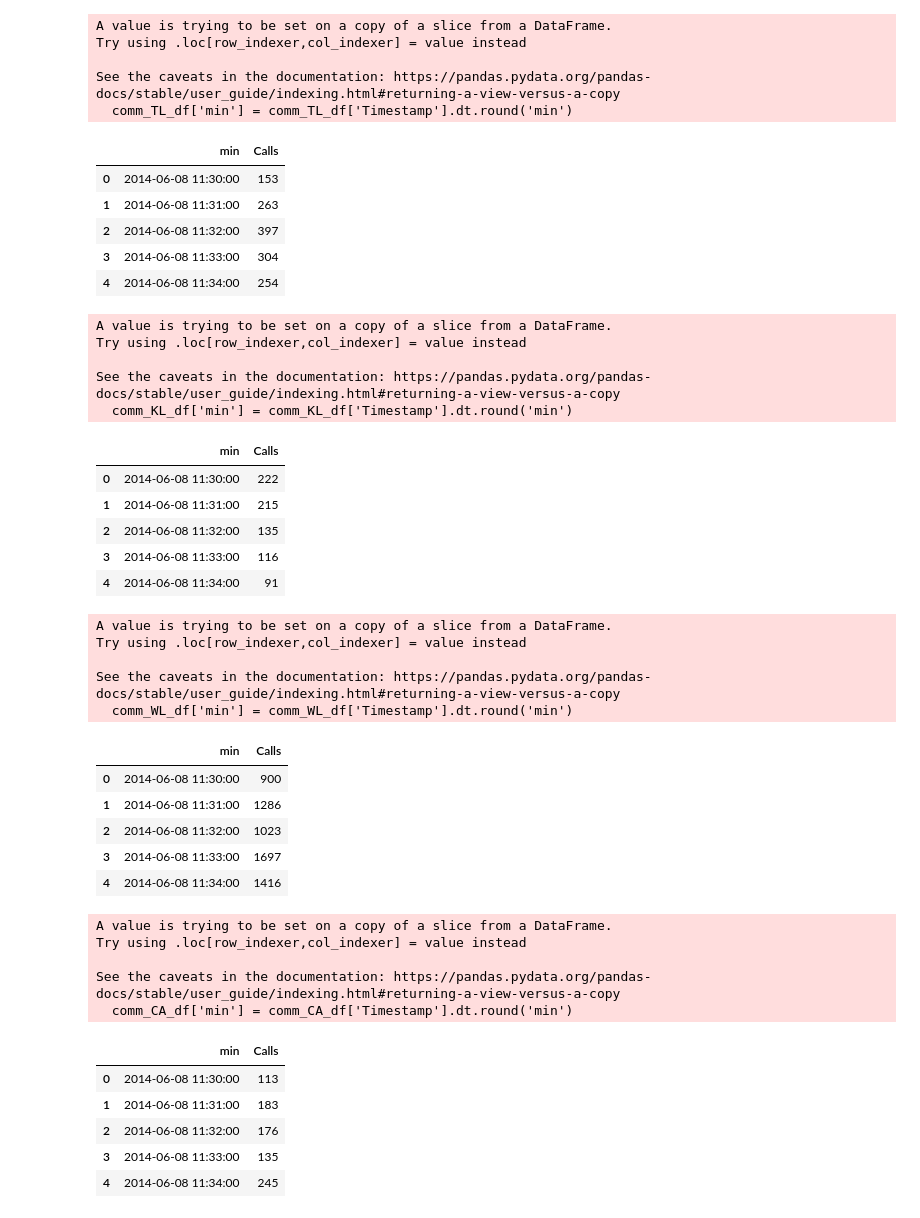
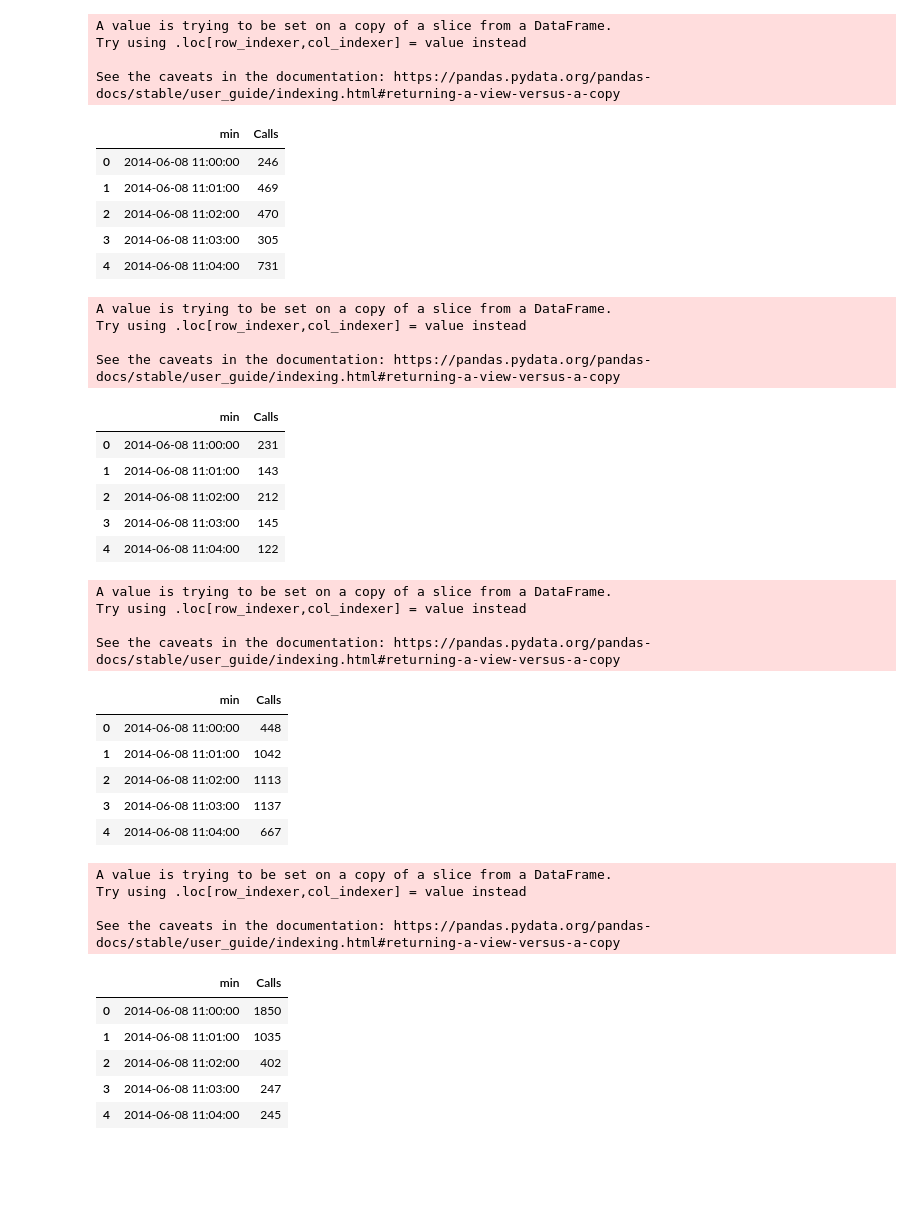
Before and after one commit to CelestialSloth/csc235-hw02, a Jupyter notebook: calls_location.ipynb, the cells around one changed output. Cells and saved outputs as stored; diff of their text form; code cells hidden in the pictures; blank space fills up the shorter version.

```diff
--- a/calls_location.ipynb
+++ b/calls_location.ipynb
@@ -38,36 +37,35 @@ See the caveats in the documentation: https://pandas.pydata.org/pandas-docs/stab
 # %%
 #Amount of calls per minute on Sunday btw 11:30-12:30 for #For 'Tundra Land'
 comm_sun_df = pd.read_csv('hw02-data/Communication_data/comm-data-Sun.csv')
 comm_sun_df['Timestamp'] = pd.to_datetime(comm_sun_df['Timestamp'])
 mask_TL = (comm_sun_df['location'] == 'Tundra Land')
 comm_TL_df = comm_sun_df.loc[mask_TL]
 comm_TL_df.head()
 
 #filter by time
 comm_TL_df['min'] = comm_TL_df['Timestamp'].dt.round('min')
 
 #Filter date range
-start_date = '2014-06-08 11:30:00'
-end_date = '2014-06-08 12:30:00'
+start_date = '2014-06-08 11:00:00'
+end_date = '2014-06-08 13:00:00'
 mask = (comm_TL_df['Timestamp'] >= start_date) & (comm_TL_df['Timestamp'] <= end_date)
 comm_TL_noon_df = comm_TL_df.loc[mask]
 
 #Group by minute
 comm_TL_noon_df = comm_TL_noon_df.groupby('min').size().reset_index(name='Calls')
 
 comm_TL_noon_df.head()
 # %% [output]
 A value is trying to be set on a copy of a slice from a DataFrame.
 Try using .loc[row_indexer,col_indexer] = value instead
 
 See the caveats in the documentation: https://pandas.pydata.org/pandas-docs/stable/user_guide/indexing.html#returning-a-view-versus-a-copy
-  comm_TL_df['min'] = comm_TL_df['Timestamp'].dt.round('min')
 |  | min | Calls |
-| 0 | 2014-06-08 11:30:00 | 153 |
-| 1 | 2014-06-08 11:31:00 | 263 |
-| 2 | 2014-06-08 11:32:00 | 397 |
-| 3 | 2014-06-08 11:33:00 | 304 |
-| 4 | 2014-06-08 11:34:00 | 254 |
+| 0 | 2014-06-08 11:00:00 | 246 |
+| 1 | 2014-06-08 11:01:00 | 469 |
+| 2 | 2014-06-08 11:02:00 | 470 |
+| 3 | 2014-06-08 11:03:00 | 305 |
+| 4 | 2014-06-08 11:04:00 | 731 |
 # %%
 #Amount of calls per minute on Sunday btw 11:30-12:30 for #For 'Kiddie Land'
 comm_sun_df = pd.read_csv('hw02-data/Communication_data/comm-data-Sun.csv')
@@ -80,8 +78,8 @@ comm_KL_df.head()
 comm_KL_df['min'] = comm_KL_df['Timestamp'].dt.round('min')
 
 #
-start_date = '2014-06-08 11:30:00'
-end_date = '2014-06-08 12:30:00'
+start_date = '2014-06-08 11:00:00'
+end_date = '2014-06-08 13:00:00'
 mask = (comm_KL_df['Timestamp'] >= start_date) & (comm_KL_df['Timestamp'] <= end_date)
 comm_KL_noon_df = comm_KL_df.loc[mask]
 
@@ -94,13 +92,12 @@ A value is trying to be set on a copy of a slice from a DataFrame.
 Try using .loc[row_indexer,col_indexer] = value instead
 
 See the caveats in the documentation: https://pandas.pydata.org/pandas-docs/stable/user_guide/indexing.html#returning-a-view-versus-a-copy
-  comm_KL_df['min'] = comm_KL_df['Timestamp'].dt.round('min')
 |  | min | Calls |
-| 0 | 2014-06-08 11:30:00 | 222 |
-| 1 | 2014-06-08 11:31:00 | 215 |
-| 2 | 2014-06-08 11:32:00 | 135 |
-| 3 | 2014-06-08 11:33:00 | 116 |
-| 4 | 2014-06-08 11:34:00 | 91 |
+| 0 | 2014-06-08 11:00:00 | 231 |
+| 1 | 2014-06-08 11:01:00 | 143 |
+| 2 | 2014-06-08 11:02:00 | 212 |
+| 3 | 2014-06-08 11:03:00 | 145 |
+| 4 | 2014-06-08 11:04:00 | 122 |
 # %%
 #Amount of calls per minute on Sunday btw 11:30-12:30 for #For 'Wet Land'
 comm_sun_df = pd.read_csv('hw02-data/Communication_data/comm-data-Sun.csv')
@@ -111,8 +108,8 @@ comm_WL_df.head()
 
 #filter by time
 comm_WL_df['min'] = comm_WL_df['Timestamp'].dt.round('min')
-start_date = '2014-06-08 11:30:00'
-end_date = '2014-06-08 12:30:00'
+start_date = '2014-06-08 11:00:00'
+end_date = '2014-06-08 13:00:00'
 mask = (comm_WL_df['Timestamp'] >= start_date) & (comm_WL_df['Timestamp'] <= end_date)
 comm_WL_noon_df = comm_WL_df.loc[mask]
 
@@ -125,13 +122,12 @@ A value is trying to be set on a copy of a slice from a DataFrame.
 Try using .loc[row_indexer,col_indexer] = value instead
 
 See the caveats in the documentation: https://pandas.pydata.org/pandas-docs/stable/user_guide/indexing.html#returning-a-view-versus-a-copy
-  comm_WL_df['min'] = comm_WL_df['Timestamp'].dt.round('min')
 |  | min | Calls |
-| 0 | 2014-06-08 11:30:00 | 900 |
-| 1 | 2014-06-08 11:31:00 | 1286 |
-| 2 | 2014-06-08 11:32:00 | 1023 |
-| 3 | 2014-06-08 11:33:00 | 1697 |
-| 4 | 2014-06-08 11:34:00 | 1416 |
+| 0 | 2014-06-08 11:00:00 | 448 |
+| 1 | 2014-06-08 11:01:00 | 1042 |
+| 2 | 2014-06-08 11:02:00 | 1113 |
+| 3 | 2014-06-08 11:03:00 | 1137 |
+| 4 | 2014-06-08 11:04:00 | 667 |
 # %%
 #Amount of calls per minute on Sunday btw 11:30-12:30 for #For 'Coaster Alley'
 comm_sun_df = pd.read_csv('hw02-data/Communication_data/comm-data-Sun.csv')
@@ -142,8 +138,8 @@ comm_CA_df.head()
 
 #filter by time group by minute
 comm_CA_df['min'] = comm_CA_df['Timestamp'].dt.round('min')
-start_date = '2014-06-08 11:30:00'
-end_date = '2014-06-08 12:30:00'
+start_date = '2014-06-08 11:00:00'
+end_date = '2014-06-08 13:00:00'
 mask = (comm_CA_df['Timestamp'] >= start_date) & (comm_CA_df['Timestamp'] <= end_date)
 comm_CA_noon_df = comm_CA_df.loc[mask]
 
@@ -156,13 +152,12 @@ A value is trying to be set on a copy of a slice from a DataFrame.
 Try using .loc[row_indexer,col_indexer] = value instead
 
 See the caveats in the documentation: https://pandas.pydata.org/pandas-docs/stable/user_guide/indexing.html#returning-a-view-versus-a-copy
-  comm_CA_df['min'] = comm_CA_df['Timestamp'].dt.round('min')
 |  | min | Calls |
-| 0 | 2014-06-08 11:30:00 | 113 |
-| 1 | 2014-06-08 11:31:00 | 183 |
-| 2 | 2014-06-08 11:32:00 | 176 |
-| 3 | 2014-06-08 11:33:00 | 135 |
-| 4 | 2014-06-08 11:34:00 | 245 |
+| 0 | 2014-06-08 11:00:00 | 1850 |
+| 1 | 2014-06-08 11:01:00 | 1035 |
+| 2 | 2014-06-08 11:02:00 | 402 |
+| 3 | 2014-06-08 11:03:00 | 247 |
+| 4 | 2014-06-08 11:04:00 | 245 |
 # %%
 fig = make_subplots(rows=5, cols=1, subplot_titles=["Entry Corridor", "Tundra Land", "Kiddie Land", "Wet Land", "Coaster Alley"])
 
```
Also changed, not shown: parts of 1 cell of this notebook, 3 other files.
